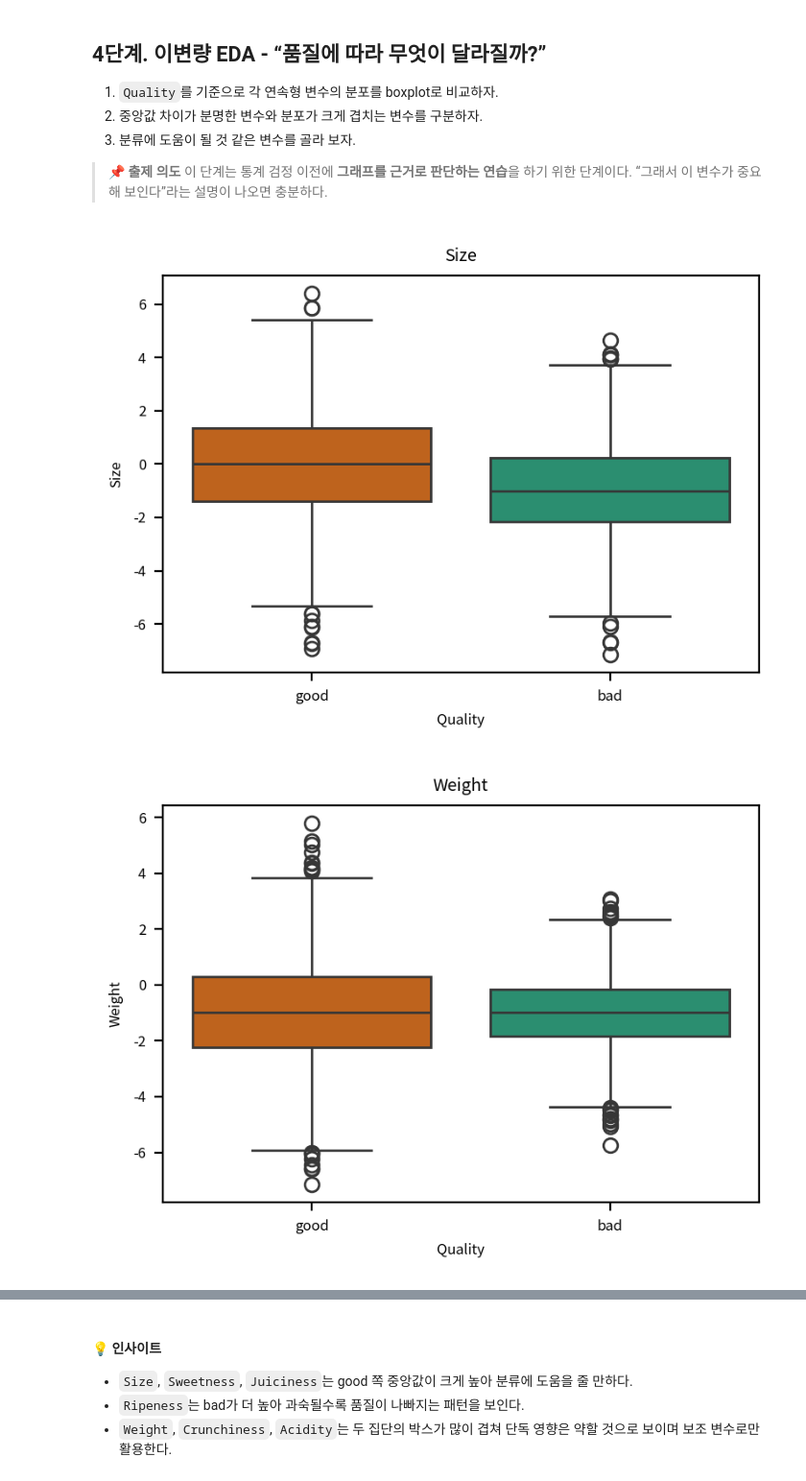
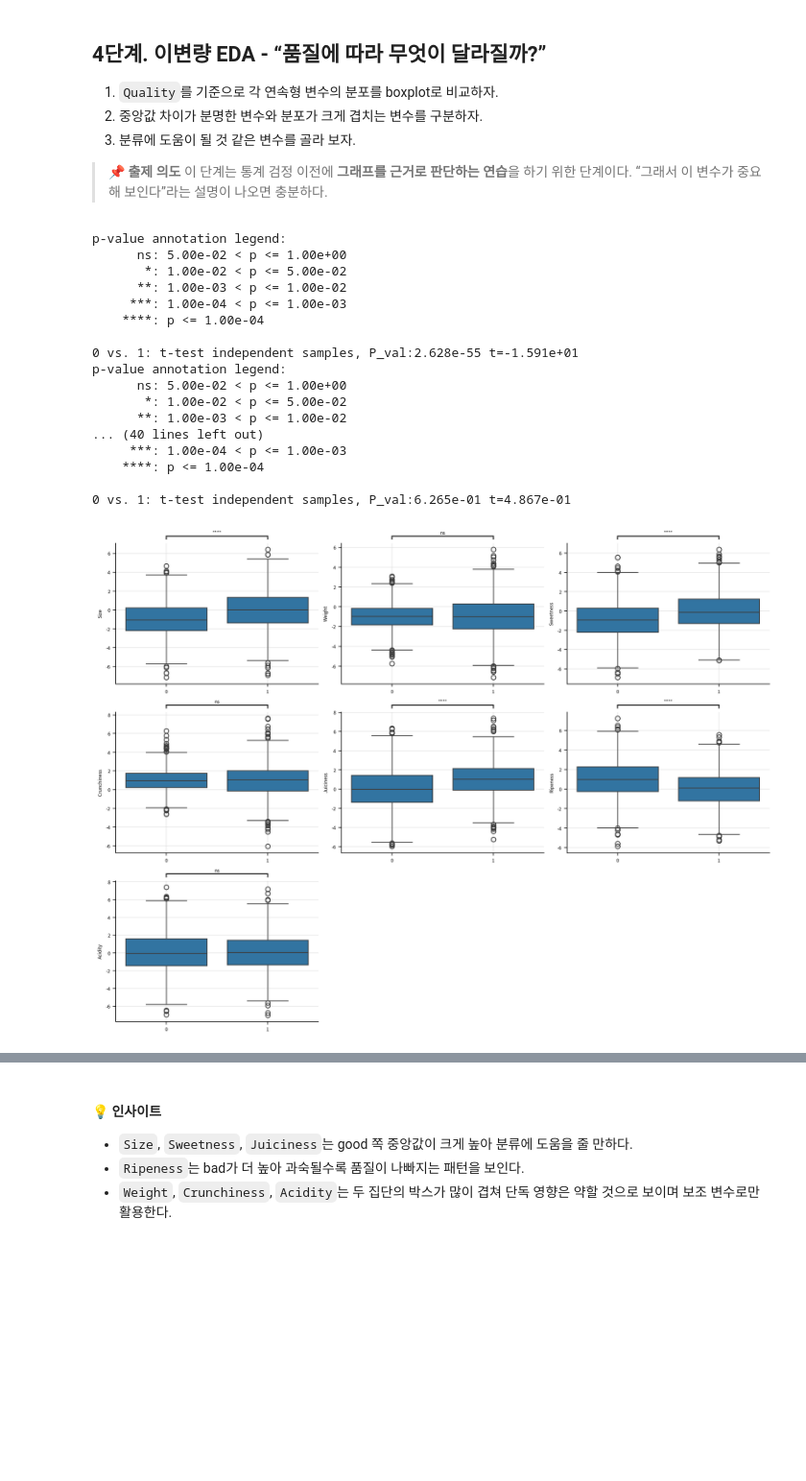
Before and after one commit to leekh4232/hossam-py, a Jupyter notebook: [캡스톤-06] 로지스틱ㅣ사과 품질 분류ㅣ풀이.ipynb, the cells around one changed output, grey strips where cells are left out. Shown at 96% size. Drawn from its saved outputs; the diff is of its cells as text; code cells hidden in the pictures; blank space fills up the shorter version.

```diff
--- a/[캡스톤-06] 로지스틱ㅣ사과 품질 분류ㅣ풀이.ipynb
+++ b/[캡스톤-06] 로지스틱ㅣ사과 품질 분류ㅣ풀이.ipynb
@@ -274,0 +178,20 @@ Name: outlier_count, dtype: int64
+# %%
+fig, ax = hs_plot.get_default_ax(
+    width=740, height=480, rows=3, cols=3, flatten=True, ws=1, hs=1
+)
+
+i = 0
+for f in feature_cols:
+    hs_plot.histplot(
+        df=df,
+        xname=f,
+        kde=True,
+        ax=ax[i],
+        callback=lambda ax: ax.set_title(f, fontsize=10),
+    )
+    i += 1
+
+for a in range(i, len(ax)):
+    ax[a].axis("off")
+
+hs_plot.finalize_plot(ax)
@@ -290,35 +230,42 @@ Name: outlier_count, dtype: int64
 > **그래프를 근거로 판단하는 연습**을 하기 위한 단계이다.
 > “그래서 이 변수가 중요해 보인다”라는 설명이 나오면 충분하다.
 # %%
-# 4단계 풀이: 품질별 분포 비교
-feature_cols = [
-    "Size",
-    "Weight",
-    "Sweetness",
-    "Crunchiness",
-    "Juiciness",
-    "Ripeness",
-    "Acidity",
-]
+fig, ax = hs_plot.get_default_ax(
+    rows=3, cols=3, width=800, height=600, hs=1, ws=1, flatten=True
+)
 
-for col in feature_cols:
-    plt.figure(figsize=(4, 3), dpi=my_dpi)
-    sb.boxplot(
+i = 0
+for f in feature_cols:
+    hs_plot.pvalue1_anotation(
         data=df,
-        x="Quality",
-        y=col,
+        target=f,
         hue="Quality",
-        palette=["#d95f02", "#1b9e77"],
-        orient="v",
-        legend=False,
+        pairs=[(0, 1)],
+        ax=ax[i],
+        callback=lambda ax: ax.set_xlabel(None),
     )
-    plt.title(col)
-    plt.tight_layout()
-    plt.show()
+    i += 1
 
-median_gap = df.groupby("Quality")[feature_cols].median().T
-median_gap["good-bad"] = median_gap["good"] - median_gap["bad"]
-display(median_gap.sort_values("good-bad", ascending=False))
+for a in range(i, len(ax)):
+    ax[a].axis("off")
+
+hs_plot.finalize_plot(ax)
 # %% [output]
+p-value annotation legend:
+      ns: 5.00e-02 < p <= 1.00e+00
+       *: 1.00e-02 < p <= 5.00e-02
+      **: 1.00e-03 < p <= 1.00e-02
+     ***: 1.00e-04 < p <= 1.00e-03
+    ****: p <= 1.00e-04
+
+0 vs. 1: t-test independent samples, P_val:2.628e-55 t=-1.591e+01
+p-value annotation legend:
+      ns: 5.00e-02 < p <= 1.00e+00
+       *: 1.00e-02 < p <= 5.00e-02
+      **: 1.00e-03 < p <= 1.00e-02
+... (40 lines left out)
+     ***: 1.00e-04 < p <= 1.00e-03
+    ****: p <= 1.00e-04
+
+0 vs. 1: t-test independent samples, P_val:6.265e-01 t=4.867e-01
-[figure, old version]
+[figure, new version]
-[figure, removed]
```
Also changed, not shown: parts of 33 cells of this notebook, 28 other files.
